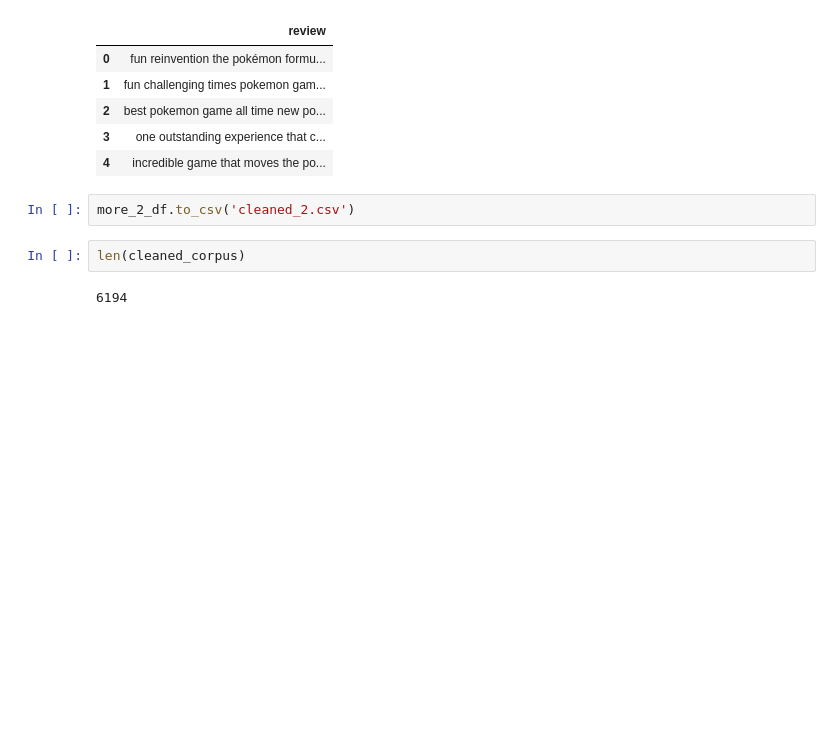
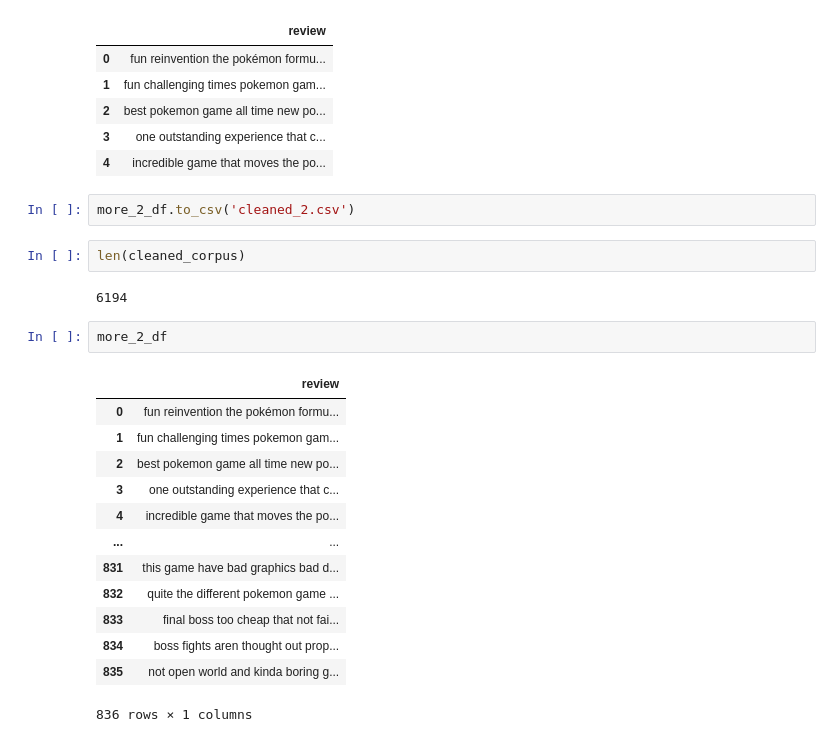
Before and after one commit to colivarese/RNN-Pokemon, a Jupyter notebook: notebooks/Corpus editing.ipynb, the cells around one changed output. Drawn from its saved outputs; the diff is of its cells as text; blank space fills up the shorter version.

```diff
--- a/notebooks/Corpus editing.ipynb
+++ b/notebooks/Corpus editing.ipynb
@@ -133,3 +133,19 @@ more_2_df.to_csv('cleaned_2.csv')
 len(cleaned_corpus)
 # %% [output]
 6194
+# %%
+more_2_df
+# %% [output]
+|  | review |
+| 0 | fun reinvention the pokémon formu... |
+| 1 | fun challenging times pokemon gam... |
+| 2 | best pokemon game all time new po... |
+| 3 | one outstanding experience that c... |
+| 4 | incredible game that moves the po... |
+| ... | ... |
+| 831 | this game have bad graphics bad d... |
+| 832 | quite the different pokemon game ... |
+| 833 | final boss too cheap that not fai... |
+| 834 | boss fights aren thought out prop... |
+| 835 | not open world and kinda boring g... |
+836 rows × 1 columns
```
Also changed, not shown: parts of 7 cells of this notebook, 5 other files.
